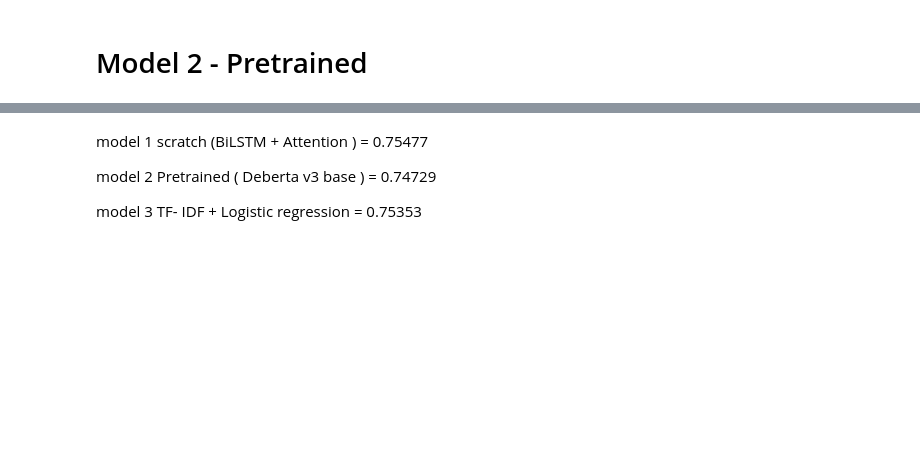
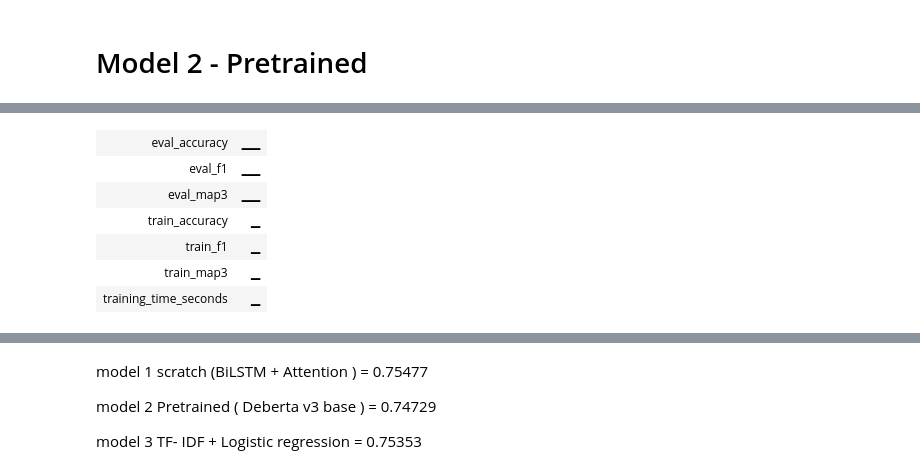
Before and after one commit to 23f3003322/dl-genai-26t2, a Jupyter notebook: notebooks/final_notebook.ipynb, the cells around one changed output, grey strips where cells are left out. Drawn from its saved outputs; the diff is of its cells as text; code cells hidden in the pictures; blank space fills up the shorter version.

```diff
--- a/notebooks/final_notebook.ipynb
+++ b/notebooks/final_notebook.ipynb
@@ -2959,0 +2490,85 @@ submission.head(10)
+# %%
+# Training Evaluation
+# Accuracy + Macro F1 + MAP@3
+# Candidate Probabilities
+
+train_candidate_probs = tfidf_model.predict_proba(
+    X_train_tfidf
+)[:, 1]
+
+# Reshape -> [number of questions, 5 options]
+train_option_probs = train_candidate_probs.reshape(
+    len(tfidf_train_df),
+    5
+)
+# True Labels
+
+train_labels = tfidf_train_df["label"].to_numpy()
+
+# Top-1 Predictions
+
+
+train_predictions = np.argmax(
+    train_option_probs,
+    axis=1
+)
+
+# Metrics
+
+train_accuracy = accuracy_score(
+    train_labels,
+    train_predictions
+)
+
+train_f1 = f1_score(
+    train_labels,
+    train_predictions,
+    average="macro"
+)
+
+train_map3 = calculate_map3(
+    train_option_probs,
+    train_labels
+)
+
+print("=" * 60)
+print("TF-IDF + Logistic Regression Results")
+print("=" * 60)
+
+print("\nTRAIN")
+print(f"Accuracy : {train_accuracy:.4f}")
+print(f"Macro F1 : {train_f1:.4f}")
+print(f"MAP@3    : {train_map3:.4f}")
+
+print("\nVALIDATION")
+print(f"Accuracy : {valid_accuracy:.4f}")
+print(f"Macro F1 : {valid_f1:.4f}")
+print(f"MAP@3    : {valid_map3:.4f}")
+
+print("=" * 60)
+
+
+wandb.log({
+
+    "train_accuracy": train_accuracy,
+    "train_f1": train_f1,
+    "train_map3": train_map3,
+    "eval_accuracy": valid_accuracy,
+    "eval_f1": valid_f1,
+    "eval_map3": valid_map3
+})
+
+wandb.run.summary["train_accuracy"] = train_accuracy
+wandb.run.summary["train_f1"] = train_f1
+wandb.run.summary["train_map3"] = train_map3
+
+wandb.run.summary["eval_accuracy"] = valid_accuracy
+wandb.run.summary["eval_f1"] = valid_f1
+wandb.run.summary["eval_map3"] = valid_map3
+
+wandb.run.summary["training_time_seconds"] = training_time
+
+wandb.finish()
+
+print("\nWandB run completed successfully.")
+# %% [output]
@@ -2959,0 +2591,7 @@ submission.head(10)
+| eval_accuracy | ▁▁ |
+| eval_f1 | ▁▁ |
+| eval_map3 | ▁▁ |
+| train_accuracy | ▁ |
+| train_f1 | ▁ |
+| train_map3 | ▁ |
+| training_time_seconds | ▁ |
```
Also changed, not shown: parts of 96 cells of this notebook.
